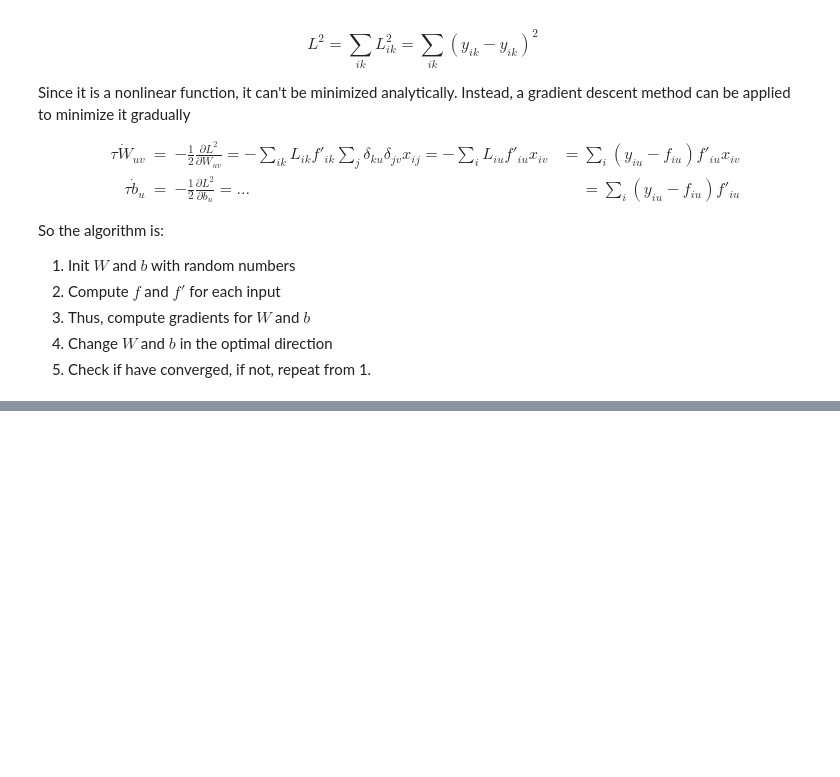
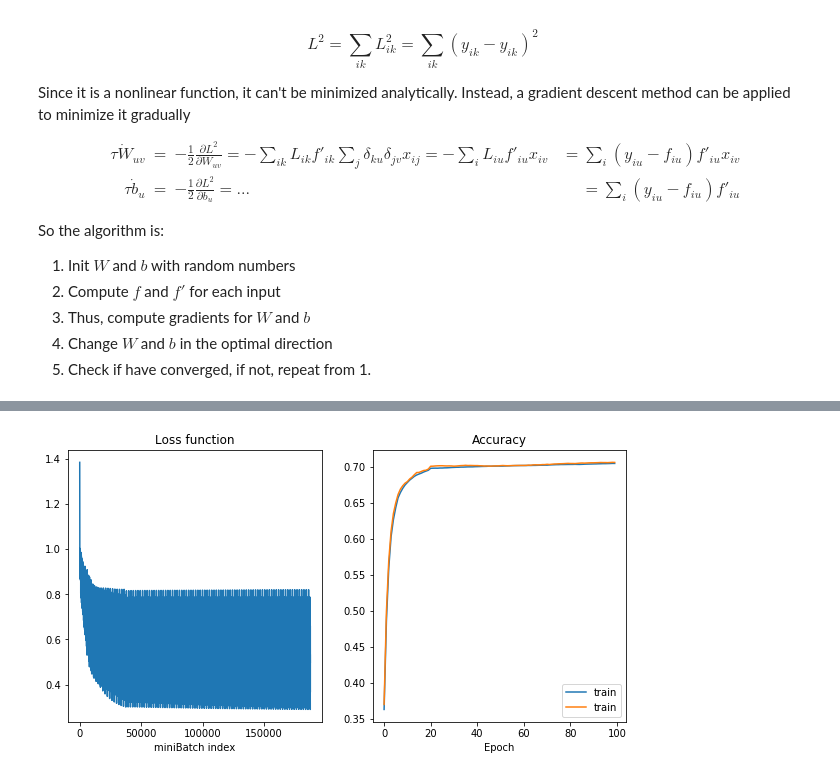
Before and after one commit to aleksejs-fomins/snippets-data-analysis, a Jupyter notebook: python/machine-learning/NeuralNetworks/ann/backprop_v1.ipynb, the cells around one changed output, grey strips where cells are left out. Cells and saved outputs as stored; diff of their text form; code cells hidden in the pictures; blank space fills up the shorter version.

```diff
--- a/python/machine-learning/NeuralNetworks/ann/backprop_v1.ipynb
+++ b/python/machine-learning/NeuralNetworks/ann/backprop_v1.ipynb
@@ -277,0 +330,4 @@ class DeepNet:
+# %%
+param1Hid = {'nHid' : [50, 20]} # Two hidden layers
+trainTestNetwork(DeepNet, param1Hid, train_images, train_labels, test_images, test_labels, 10, nEpoch=100)
+# %% [output]
@@ -277,0 +351 @@ class DeepNet:
+[figure, added]
```
Also changed, not shown: parts of 12 cells of this notebook, 7 other files.
